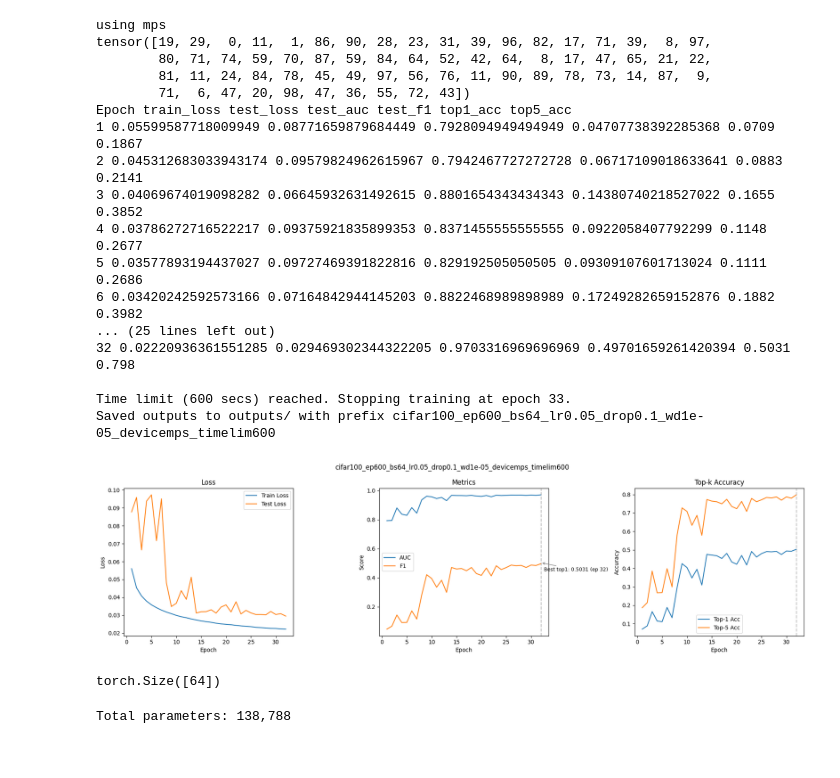
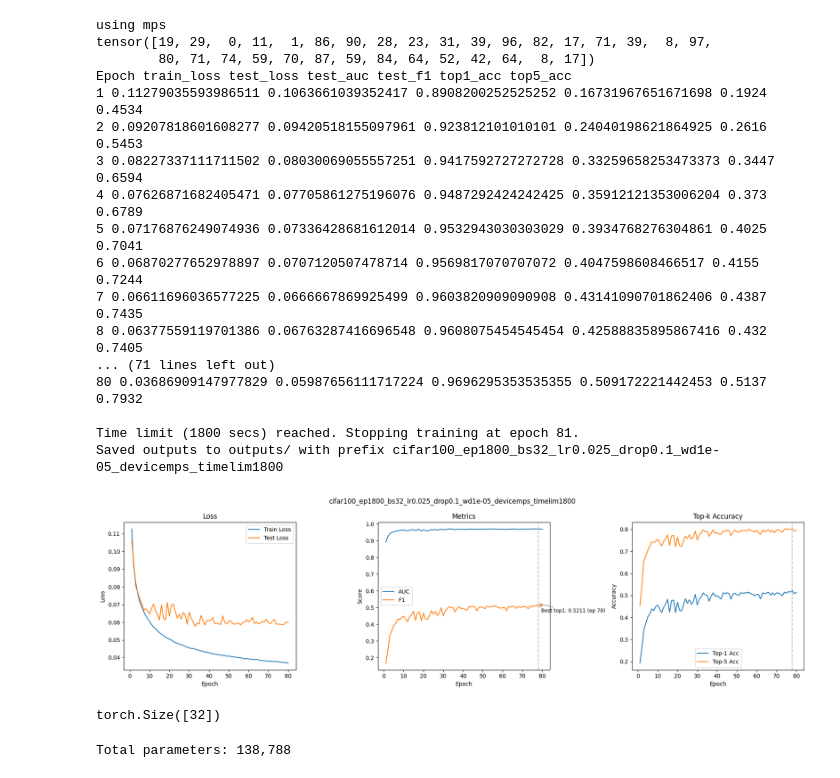
Before and after one commit to imranson/cog-robotics-experiments-342, a Jupyter notebook: notebooks/train_notebook-2.ipynb, the cells around one changed output. Cells and saved outputs as stored; diff of their text form; code cells hidden in the pictures.

```diff
--- a/notebooks/train_notebook-2.ipynb
+++ b/notebooks/train_notebook-2.ipynb
@@ -13,15 +13,15 @@ import matplotlib.pyplot as plt
 import numpy as np
 
 # hyperparameters
-BATCH_SIZE = 128
-EPOCHS = 300
-LR = 1e-1
+BATCH_SIZE = 32
+EPOCHS = 1800
+LR = 0.25e-1
 WD = 1e-5
 INPUT_CHANN = 3
 INPUT_DIM = 32
 OUTPUT_CLSS = 100
 DROPOUT = 0.1
-TIME_LIMIT = 300
+TIME_LIMIT = 1800
 DEVICE = torch.accelerator.current_accelerator().type if torch.accelerator.is_available() else "cpu"
 OUTPUT_DIR = "outputs"
 os.makedirs(OUTPUT_DIR, exist_ok=True)
@@ -195,51 +195,51 @@ ax1.set_xlabel("Epoch")
 ax1.set_ylabel("Loss")
 ax1.set_title("Loss")
 ax1.legend()
 ax2.plot(epochs, history_df["auc"], label="AUC")
 ax2.plot(epochs, history_df["f1"], label="F1")
 ax2.set_xlabel("Epoch")
 ax2.set_ylabel("Score")
 ax2.set_title("Metrics")
 ax2.axvline(best_epoch, color="gray", linestyle="--", alpha=0.5)
 ax2.annotate(f"Best top1: {best_top1:.4f} (ep {best_epoch})",
              xy=(best_epoch, best_top1), xytext=(5, -15),
              textcoords="offset points", fontsize=9,
              arrowprops=dict(arrowstyle="->", color="gray"))
 ax2.legend()
 ax3.plot(epochs, history_df["top1_acc"], label="Top-1 Acc")
 ax3.plot(epochs, history_df["top5_acc"], label="Top-5 Acc")
 ax3.set_xlabel("Epoch")
 ax3.set_ylabel("Accuracy")
 ax3.set_title("Top-k Accuracy")
 ax3.axvline(best_epoch, color="gray", linestyle="--", alpha=0.5)
 ax3.legend()
 fig.suptitle(RUN_ID)
 fig.tight_layout()
 fig.savefig(os.path.join(OUTPUT_DIR, f"{RUN_ID}_history.png"), dpi=150)
 print(f"Saved outputs to {OUTPUT_DIR}/ with prefix {RUN_ID}")
 # %% [output]
 using mps
 tensor([19, 29,  0, 11,  1, 86, 90, 28, 23, 31, 39, 96, 82, 17, 71, 39,  8, 97,
-        80, 71, 74, 59, 70, 87, 59, 84, 64, 52, 42, 64,  8, 17, 47, 65, 21, 22,
-        81, 11, 24, 84, 78, 45, 49, 97, 56, 76, 11, 90, 89, 78, 73, 14, 87,  9,
-        71,  6, 47, 20, 98, 47, 36, 55, 72, 43])
+        80, 71, 74, 59, 70, 87, 59, 84, 64, 52, 42, 64,  8, 17])
 Epoch train_loss test_loss test_auc test_f1 top1_acc top5_acc
-1 0.05599587718009949 0.08771659879684449 0.7928094949494949 0.04707738392285368 0.0709 0.1867
-2 0.045312683033943174 0.09579824962615967 0.7942467727272728 0.06717109018633641 0.0883 0.2141
-3 0.04069674019098282 0.06645932631492615 0.8801654343434343 0.14380740218527022 0.1655 0.3852
-4 0.03786272716522217 0.09375921835899353 0.8371455555555555 0.0922058407792299 0.1148 0.2677
-5 0.03577893194437027 0.09727469391822816 0.829192505050505 0.09309107601713024 0.1111 0.2686
-6 0.03420242592573166 0.07164842944145203 0.8822468989898989 0.17249282659152876 0.1882 0.3982
-... (25 lines left out)
-32 0.02220936361551285 0.029469302344322205 0.9703316969696969 0.49701659261420394 0.5031 0.798
+1 0.11279035593986511 0.1063661039352417 0.8908200252525252 0.16731967651671698 0.1924 0.4534
+2 0.09207818601608277 0.09420518155097961 0.923812101010101 0.24040198621864925 0.2616 0.5453
+3 0.08227337111711502 0.08030069055557251 0.9417592727272728 0.33259658253473373 0.3447 0.6594
+4 0.07626871682405471 0.07705861275196076 0.9487292424242425 0.35912121353006204 0.373 0.6789
+5 0.07176876249074936 0.07336428681612014 0.9532943030303029 0.3934768276304861 0.4025 0.7041
+6 0.06870277652978897 0.0707120507478714 0.9569817070707072 0.4047598608466517 0.4155 0.7244
+7 0.06611696036577225 0.0666667869925499 0.9603820909090908 0.43141090701862406 0.4387 0.7435
+8 0.06377559119701386 0.06763287416696548 0.9608075454545454 0.42588835895867416 0.432 0.7405
+... (71 lines left out)
+80 0.03686909147977829 0.05987656111717224 0.9696295353535355 0.509172221442453 0.5137 0.7932
 
-Time limit (600 secs) reached. Stopping training at epoch 33.
-Saved outputs to outputs/ with prefix cifar100_ep600_bs64_lr0.05_drop0.1_wd1e-05_devicemps_timelim600
+Time limit (1800 secs) reached. Stopping training at epoch 81.
+Saved outputs to outputs/ with prefix cifar100_ep1800_bs32_lr0.025_drop0.1_wd1e-05_devicemps_timelim1800
-[figure, old version]
+[figure, new version]
 # %%
 print(next(iter(train_dataloader))[1].shape)
 # %% [output]
-torch.Size([64])
+torch.Size([32])
 # %%
 total_params = sum(p.numel() for p in model.parameters())
 print(f"Total parameters: {total_params:,}")
```
Also changed, not shown: 19 other files.
